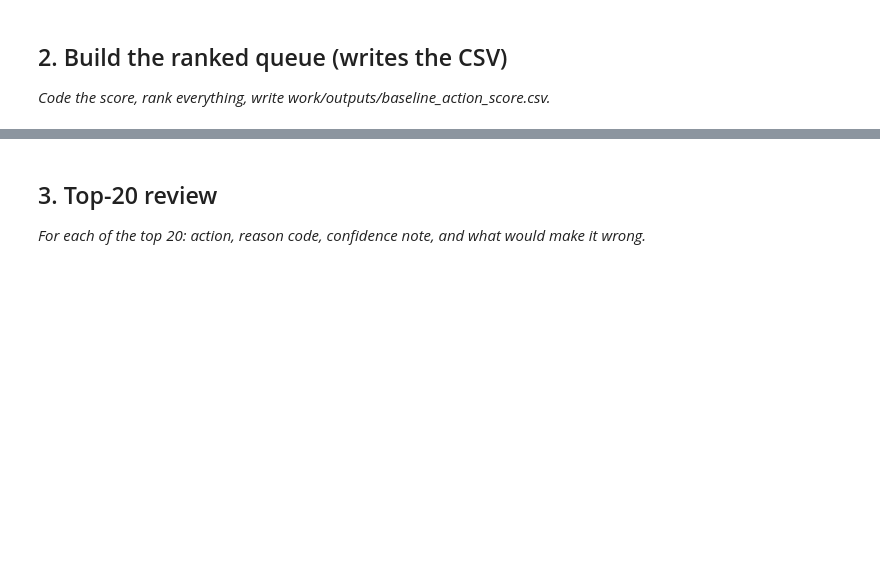
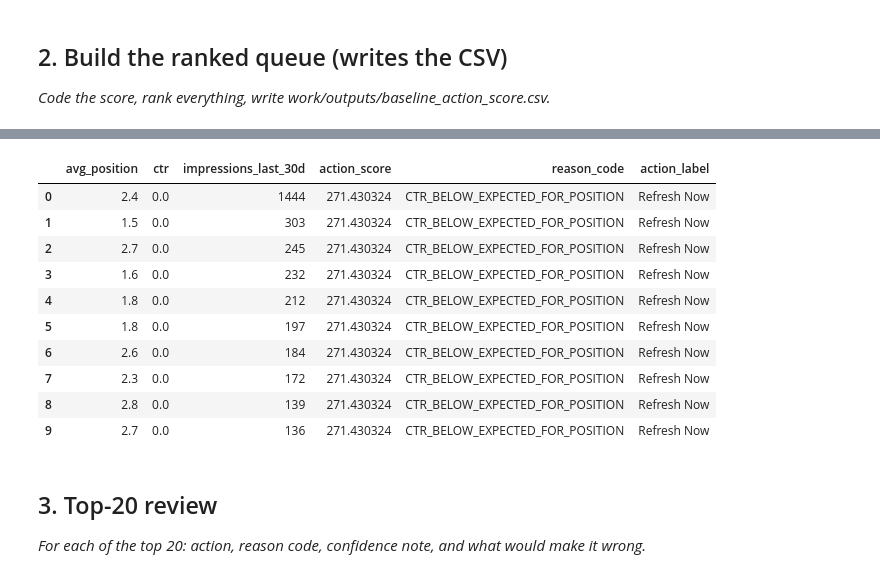
Before and after one commit to mariamemad975/FlyRank_ML, a Jupyter notebook: work/notebooks/w04_baseline_score.ipynb, the cells around one changed output, grey strips where cells are left out. Cells and saved outputs as stored; diff of their text form; code cells hidden in the pictures; blank space fills up the shorter version.

```diff
--- a/work/notebooks/w04_baseline_score.ipynb
+++ b/work/notebooks/w04_baseline_score.ipynb
@@ -8,0 +39,17 @@ This skeleton is yours to fill. Work the sections **in order** — each one has
+# %%
+col_ctr = "ctr"
+col_position = "avg_position"
+col_staleness = "days_since_last_update"
+col_volume = None
+col_trend_dir = "trend_direction"
+
+
+df["is_declining_label"] = (
+    df[col_trend_dir].astype(str).str.lower() == "down"
+).astype(int)
+
+print("CTR column:       ", col_ctr)
+print("Position column:  ", col_position)
+print("Staleness column: ", col_staleness)
+print("Volume column:    ", col_volume)
+print("Trend/label col:  ", col_trend_dir)
@@ -22,0 +138,66 @@ This skeleton is yours to fill. Work the sections **in order** — each one has
+# %%
+# This cell is for CODE (numbers, a query, a check).
+# Write your text answer in the cell ABOVE this one — typing sentences here breaks Run All.
+import os
+col_volume = "impressions_last_30d"
+expected_ctr = (
+    df.groupby("position_bucket", observed=True)[col_ctr]
+      .transform("mean"))
+df["ctr_gap"] = expected_ctr - df[col_ctr]
+MIN_IMPRESSIONS = 30
+
+def calculate_score(row):
+    if row[col_volume] < MIN_IMPRESSIONS:
+        return pd.Series({
+            "action_score": 0.0,
+            "reason_code": "INSUFFICIENT_VOLUME"})
+    score = 0.0
+    reason = "LOW_SIGNAL"
+
+    if row["ctr_gap"] > 0:
+        score += row["ctr_gap"] * 100
+        reason = "CTR_BELOW_EXPECTED_FOR_POSITION"
+
+    if pd.notna(row[col_staleness]):
+        if row[col_staleness] > 180 and row[col_position] <= 20:
+            score += 10
+            if reason == "LOW_SIGNAL":
+                reason = "STALE_HIGH_POSITION"
+    return pd.Series({
+        "action_score": score,
+        "reason_code": reason})
+
+df[["action_score", "reason_code"]] = df.apply(
+    calculate_score,
+    axis=1)
+
+df["action_score_tiebreak"] = (
+    df["action_score"]
+    + (df[col_volume] / df[col_volume].max()) * 0.01)
+
+def action_label(score):
+    if score >= 15:
+        return "Refresh Now"
+    elif score >= 5:
+        return "Monitor"
+    else:
+        return "No Action"
+
+df["action_label"] = df["action_score"].apply(action_label)
+
+queue = (
+    df.sort_values("action_score_tiebreak", ascending=False)
+      .reset_index(drop=True))
+
+os.makedirs("work/outputs", exist_ok=True)
+output_path = "work/outputs/baseline_action_score.csv"
+queue.to_csv(output_path, index=False)
+print("Wrote",len(queue),"ranked rows to",output_path)
+
+display(queue[[col_position,
+            col_ctr,
+            col_volume,
+            "action_score",
+            "reason_code",
+            "action_label"]].head(10))
+# %% [output]
@@ -23,3 +205,14 @@ This skeleton is yours to fill. Work the sections **in order** — each one has
+|  | avg_position | ctr | impressions_last_30d | action_score | reason_code | action_label |
+| 0 | 2.4 | 0.0 | 1444 | 271.430324 | CTR_BELOW_EXPECTED_FOR_POSITION | Refresh Now |
+| 1 | 1.5 | 0.0 | 303 | 271.430324 | CTR_BELOW_EXPECTED_FOR_POSITION | Refresh Now |
+| 2 | 2.7 | 0.0 | 245 | 271.430324 | CTR_BELOW_EXPECTED_FOR_POSITION | Refresh Now |
+| 3 | 1.6 | 0.0 | 232 | 271.430324 | CTR_BELOW_EXPECTED_FOR_POSITION | Refresh Now |
+| 4 | 1.8 | 0.0 | 212 | 271.430324 | CTR_BELOW_EXPECTED_FOR_POSITION | Refresh Now |
+| 5 | 1.8 | 0.0 | 197 | 271.430324 | CTR_BELOW_EXPECTED_FOR_POSITION | Refresh Now |
+| 6 | 2.6 | 0.0 | 184 | 271.430324 | CTR_BELOW_EXPECTED_FOR_POSITION | Refresh Now |
+| 7 | 2.3 | 0.0 | 172 | 271.430324 | CTR_BELOW_EXPECTED_FOR_POSITION | Refresh Now |
+| 8 | 2.8 | 0.0 | 139 | 271.430324 | CTR_BELOW_EXPECTED_FOR_POSITION | Refresh Now |
+| 9 | 2.7 | 0.0 | 136 | 271.430324 | CTR_BELOW_EXPECTED_FOR_POSITION | Refresh Now |
 # %% [markdown]
 ## 3. Top-20 review
 
```
Also changed, not shown: parts of 14 cells of this notebook.
